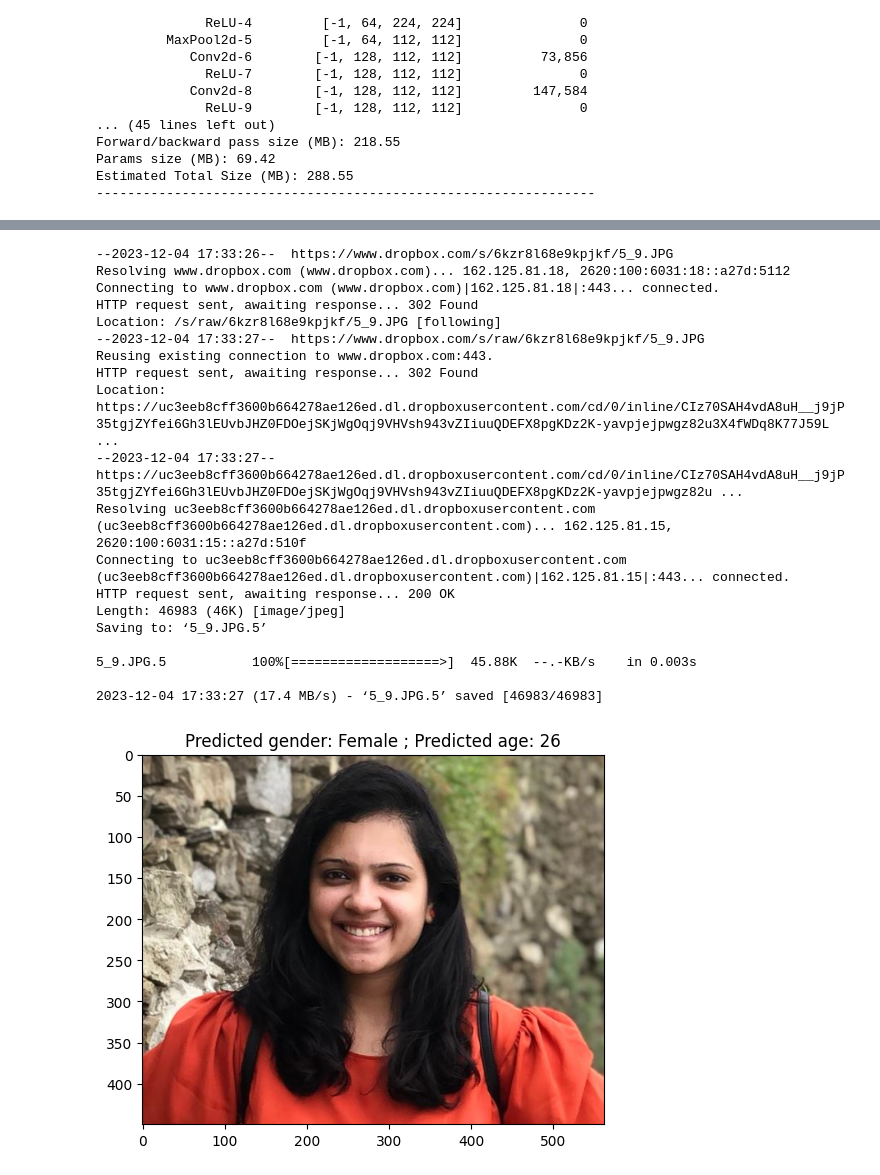
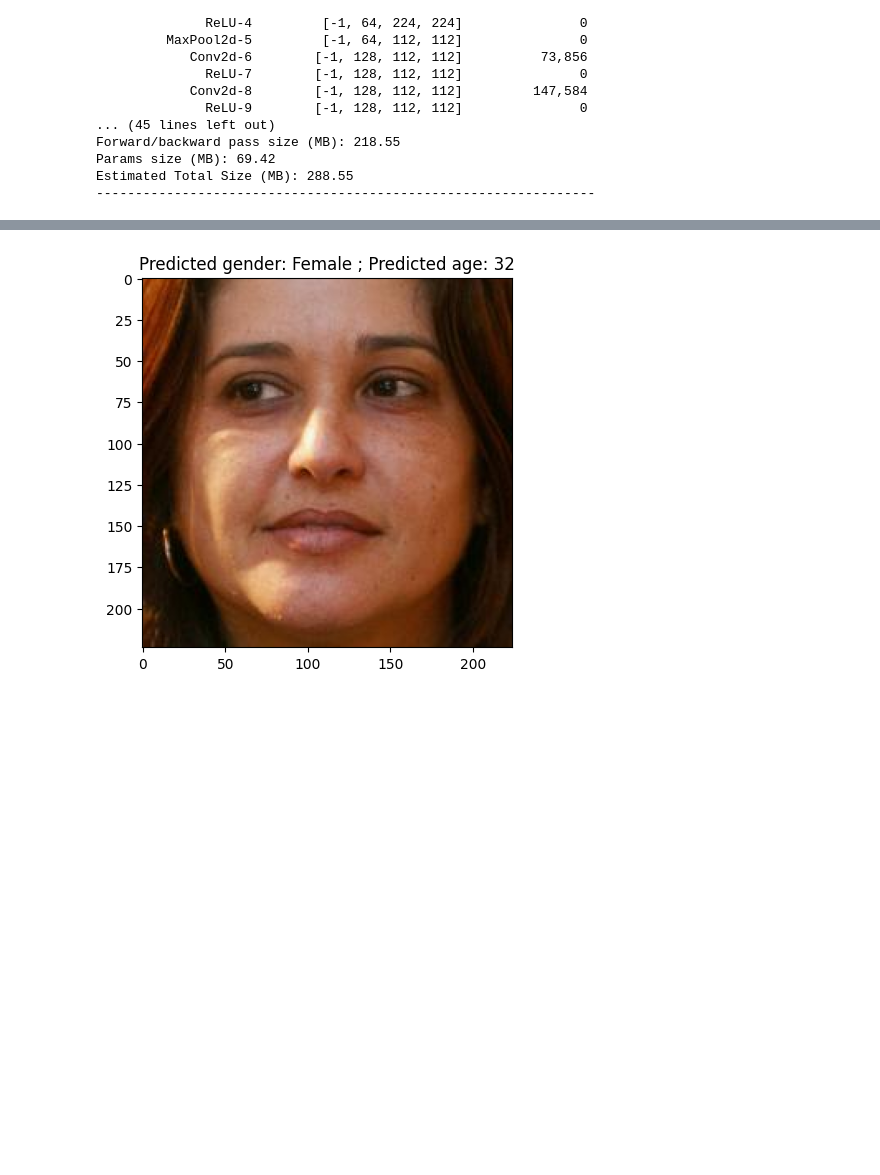
Before and after one commit to Elbhnasy/Modern-Computer-Vision-with-PyTorch-Summary, a Jupyter notebook: Chapter05/Age_and_gender_prediction.ipynb, the cells around one changed output, grey strips where cells are left out. Drawn from its saved outputs; the diff is of its cells as text; code cells hidden in the pictures; blank space fills up the shorter version.

```diff
--- a/Chapter05/Age_and_gender_prediction.ipynb
+++ b/Chapter05/Age_and_gender_prediction.ipynb
@@ -436,48 +440,26 @@ plt.show()
 # %%
 # 10. Make a prediction of age and gender on a random test image
-# Fetch an image
-!wget https://www.dropbox.com/s/6kzr8l68e9kpjkf/5_9.JPG
-
 # Load the image and pass it through the preprocess_image
-im = cv2.imread('/content/5_9.JPG')
+im = cv2.imread('/content/val/10005.jpg')
 prep_im = trn_dataset.preprocess_image(im)
 
 # Switch to inference mode for the model
 with torch.inference_mode():
     gender, age = model(prep_im.unsqueeze(0).to(device))
 
 # Convert predictions to NumPy arrays
 pred_gender = gender.to('cpu').detach().numpy()
 pred_age = age.to('cpu').detach().numpy()
 
 # Display predicted gender and age
 predicted_gender = 'Male' if pred_gender[0][0] < 0.5 else 'Female'
 predicted_age = int(pred_age[0][0] * 80)
 title = f'Predicted gender: {predicted_gender} ; Predicted age: {predicted_age}'
 
 # Plot the image along with printing the predicted values
 im = cv2.cvtColor(im, cv2.COLOR_BGR2RGB)
 plt.imshow(im)
 plt.title(title)
 plt.show()
 # %% [output]
---2023-12-04 17:33:26--  https://www.dropbox.com/s/6kzr8l68e9kpjkf/5_9.JPG
-Resolving www.dropbox.com (www.dropbox.com)... 162.125.81.18, 2620:100:6031:18::a27d:5112
-Connecting to www.dropbox.com (www.dropbox.com)|162.125.81.18|:443... connected.
-HTTP request sent, awaiting response... 302 Found
-Location: /s/raw/6kzr8l68e9kpjkf/5_9.JPG [following]
---2023-12-04 17:33:27--  https://www.dropbox.com/s/raw/6kzr8l68e9kpjkf/5_9.JPG
-Reusing existing connection to www.dropbox.com:443.
-HTTP request sent, awaiting response... 302 Found
-Location: https://uc3eeb8cff3600b664278ae126ed.dl.dropboxusercontent.com/cd/0/inline/CIz70SAH4vdA8uH__j9jP35tgjZYfei6Gh3lEUvbJHZ0FDOejSKjWgOqj9VHVsh943vZIiuuQDEFX8pgKDz2K-yavpjejpwgz82u3X4fWDq8K77J59L ...
---2023-12-04 17:33:27--  https://uc3eeb8cff3600b664278ae126ed.dl.dropboxusercontent.com/cd/0/inline/CIz70SAH4vdA8uH__j9jP35tgjZYfei6Gh3lEUvbJHZ0FDOejSKjWgOqj9VHVsh943vZIiuuQDEFX8pgKDz2K-yavpjejpwgz82u ...
-Resolving uc3eeb8cff3600b664278ae126ed.dl.dropboxusercontent.com (uc3eeb8cff3600b664278ae126ed.dl.dropboxusercontent.com)... 162.125.81.15, 2620:100:6031:15::a27d:510f
-Connecting to uc3eeb8cff3600b664278ae126ed.dl.dropboxusercontent.com (uc3eeb8cff3600b664278ae126ed.dl.dropboxusercontent.com)|162.125.81.15|:443... connected.
-HTTP request sent, awaiting response... 200 OK
-Length: 46983 (46K) [image/jpeg]
-Saving to: ‘5_9.JPG.5’
-
-5_9.JPG.5           100%[===================>]  45.88K  --.-KB/s    in 0.003s
-
-2023-12-04 17:33:27 (17.4 MB/s) - ‘5_9.JPG.5’ saved [46983/46983]
-[figure, old version]
+[figure, new version]
```
Also changed, not shown: parts of 4 cells of this notebook.
